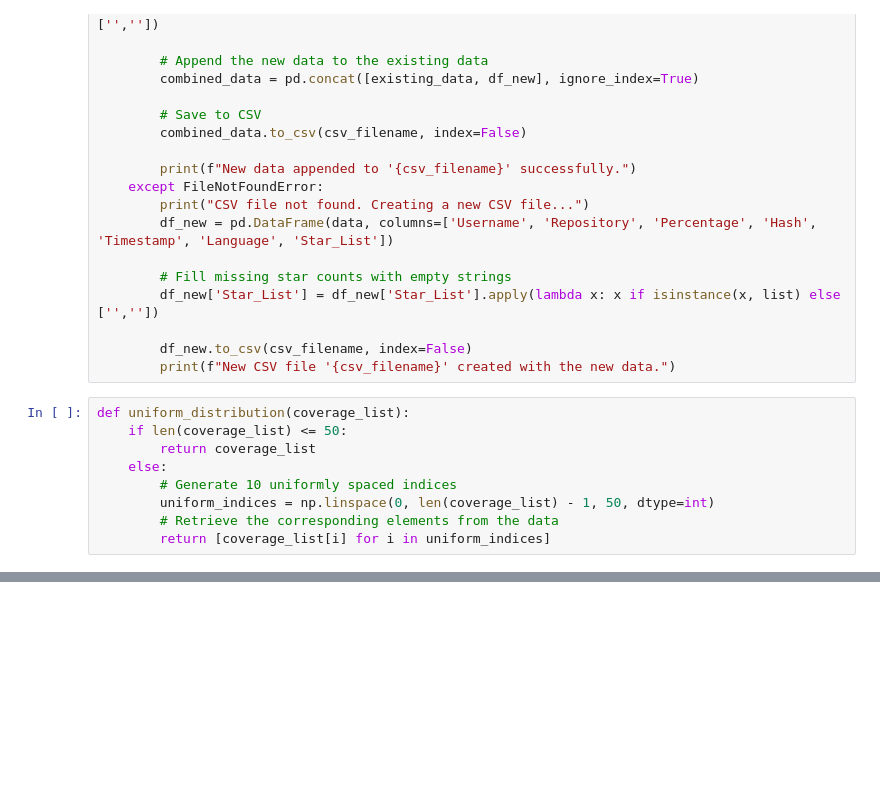
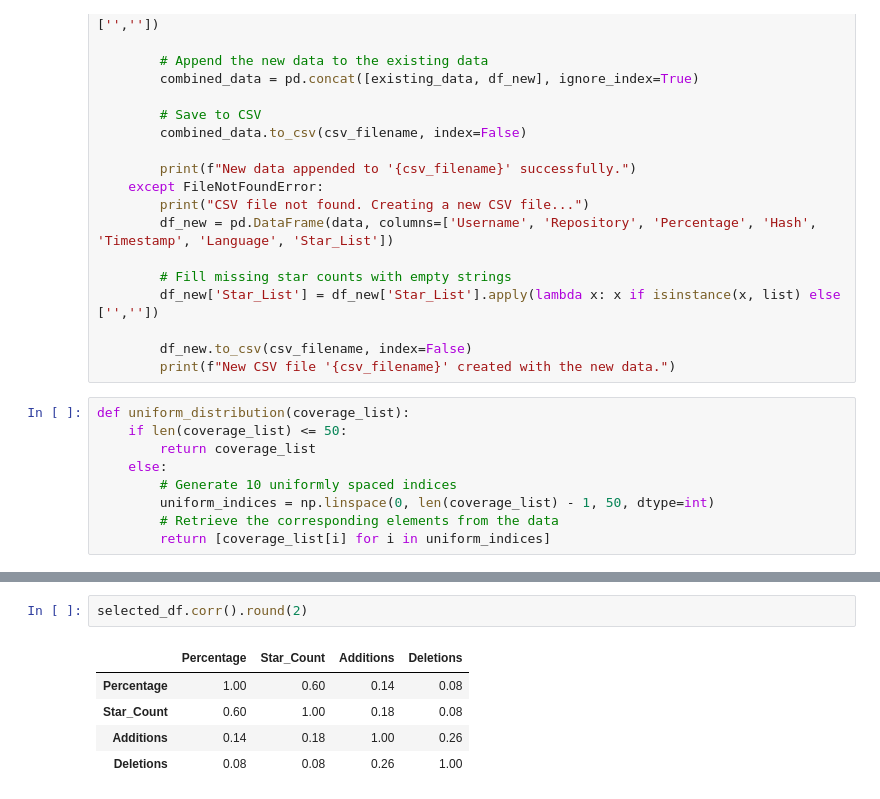
Before and after one commit to rajkunamaneni/Code-Coverage-Trends, a Jupyter notebook: src/AutoTesting.ipynb, the cells around one changed output, grey strips where cells are left out. Drawn from its saved outputs; the diff is of its cells as text; blank space fills up the shorter version.

```diff
--- a/src/AutoTesting.ipynb
+++ b/src/AutoTesting.ipynb
@@ -138,0 +233,8 @@ for i in unique_timestamps:
+# %%
+selected_df.corr().round(2)
+# %% [output]
+|  | Percentage | Star_Count | Additions | Deletions |
+| Percentage | 1.00 | 0.60 | 0.14 | 0.08 |
+| Star_Count | 0.60 | 1.00 | 0.18 | 0.08 |
+| Additions | 0.14 | 0.18 | 1.00 | 0.26 |
+| Deletions | 0.08 | 0.08 | 0.26 | 1.00 |
```
Also changed, not shown: parts of 8 cells of this notebook, 10 other files.
